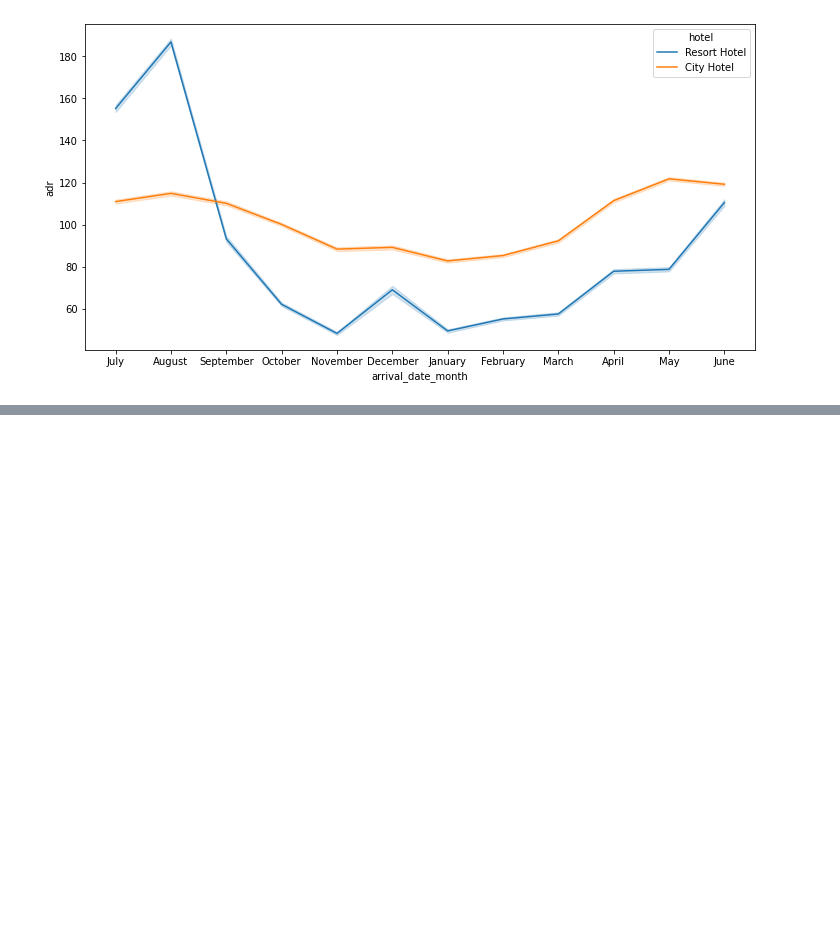
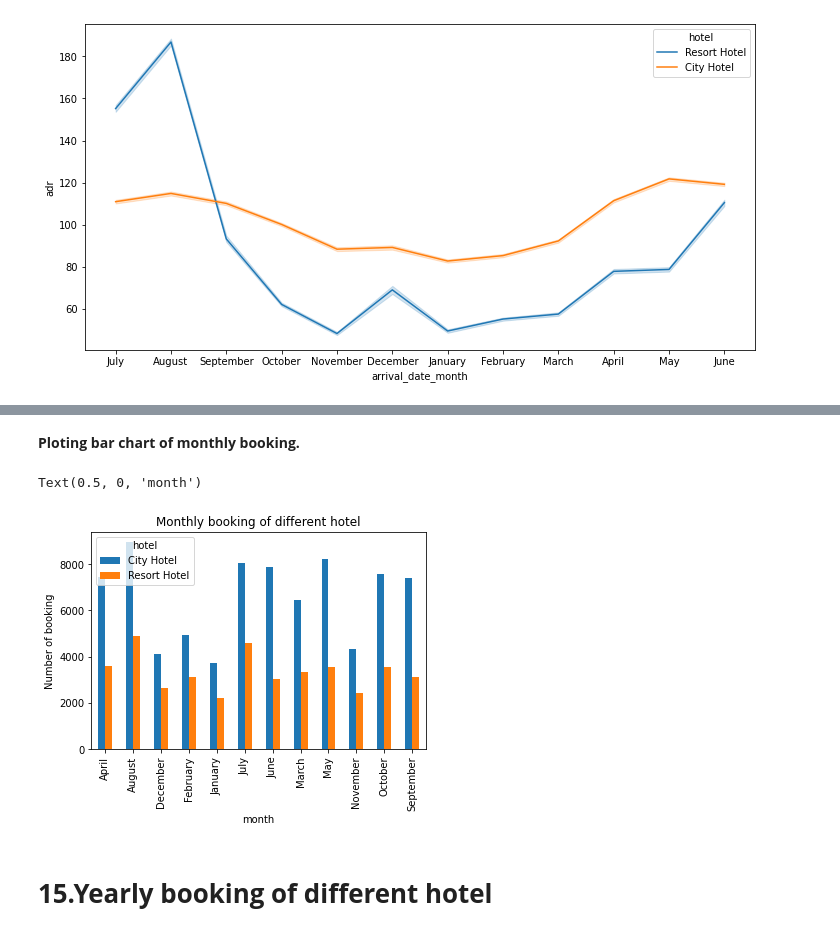
Before and after one commit to Nikitanegi0410/Hotel-Booking-Analysis, a Jupyter notebook: Project_of_Hotel_Booking_Analysis_Capstone_Project.ipynb, the cells around one changed output, grey strips where cells are left out. Cells and saved outputs as stored; diff of their text form; code cells hidden in the pictures; blank space fills up the shorter version.

```diff
--- a/Project_of_Hotel_Booking_Analysis_Capstone_Project.ipynb
+++ b/Project_of_Hotel_Booking_Analysis_Capstone_Project.ipynb
@@ -481,0 +566,3 @@ plt.show()
+# %%
+monthly_booking=df.groupby(['arrival_date_month','hotel'])['hotel'].count().unstack()
+monthly_booking
@@ -481,0 +584,12 @@ plt.show()
+# %% [markdown]
+**Ploting bar chart of monthly booking.**
+# %%
+monthly_booking.plot(kind='bar')
+plt.title('Monthly booking of different hotel')
+plt.ylabel('Number of booking')
+plt.xlabel('month')
+# %% [output]
+Text(0.5, 0, 'month')
+[figure, added]
+# %% [markdown]
+# **15.Yearly booking of different hotel**
```
Also changed, not shown: parts of 43 cells of this notebook.
